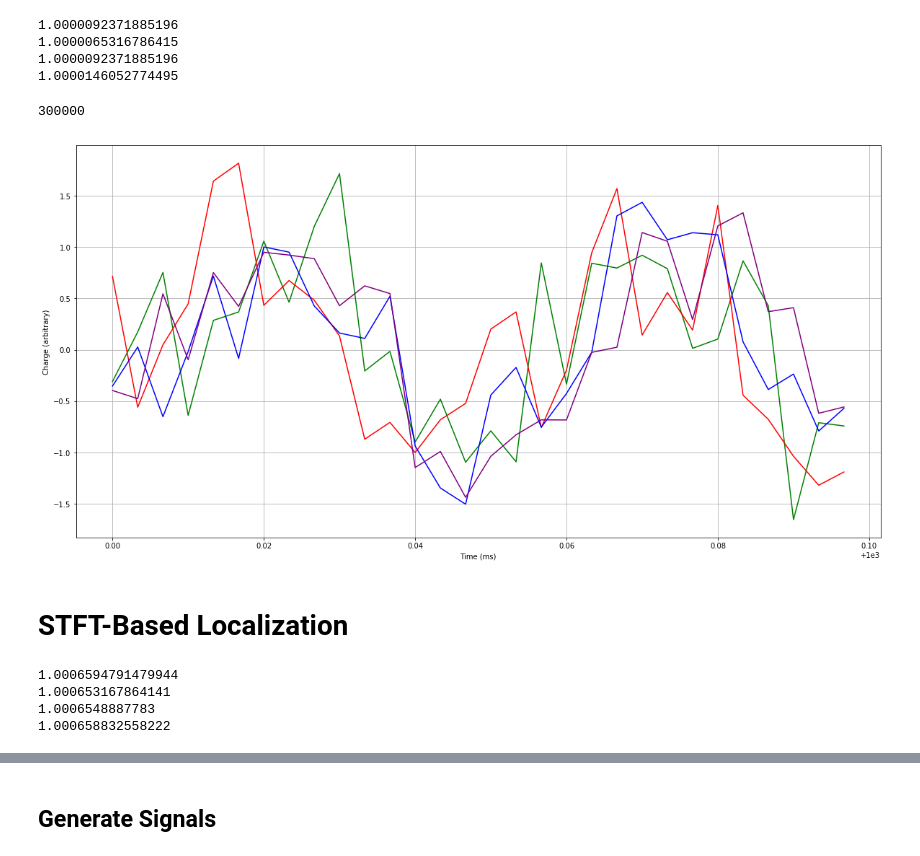
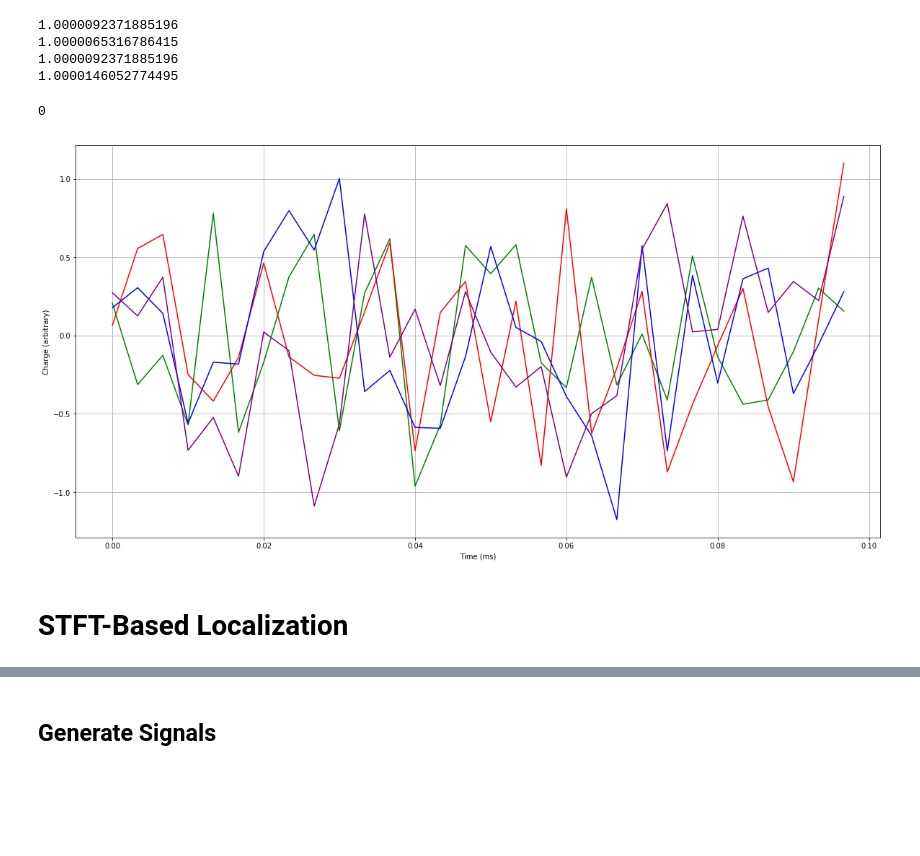
Before and after one commit to MuddSub/Hydrophones, a Jupyter notebook: Process-Hphones.ipynb, the cells around one changed output, grey strips where cells are left out. Drawn from its saved outputs; the diff is of its cells as text; code cells hidden in the pictures; blank space fills up the shorter version.

```diff
--- a/Process-Hphones.ipynb
+++ b/Process-Hphones.ipynb
@@ -58,10 +58,10 @@ times = np.arange(0, read, 1/sr)
 1.0000092371885196
 1.0000146052774495
 # %%
-short_signals = graph_signals(times, signals, timestart=1.00,sr=sr)
+short_signals = graph_signals(times, signals, timestart=0,sr=sr)
 # %% [output]
-300000
+0
-[figure, old version]
+[figure, new version]
 # %% [markdown]
 # STFT-Based Localization
 # %%
@@ -86,29 +87,20 @@ def bandpassFilter1(signal):
     return y
 # %%
-random.seed(1)
-#source = [0,1]
-#source = [-math.sqrt(2),math.sqrt(2)] #m
-#source = [-math.sqrt(2),math.sqrt(2)] #m
-source = [1/2,1/2*math.sqrt(3)] #m
-coords = [[-.01/math.sqrt(2), -.01/math.sqrt(2)], [0, 0], [.01/math.sqrt(2), -.01/math.sqrt(2)], [0, -.01]]
-freq = 40000 #Hz
-sos = 1531 #m/s (MAY NEED TO BE CALIBRATED)
-sr = 300000 #Hz
-read = 1.8 #s
-noise = 0.4 #standard deviation
-time_on = .01 #s --ping duration
-ping_period = 2 #s
-ping_start = 1
-#create an array containing the simulated readings arrays of each sensor
-signals = []
-for i in range(len(coords)):
-    signals.append(Signal.Signal(source, coords[i], freq, sos, sr, read, noise, time_on, ping_period, ping_start).signals)
-times = np.arange(0, read, 1/sr)
+def generateSignals(source, freq, fs = 300000):
+    random.seed(1)
+    coords = [[-.01/math.sqrt(2), -.01/math.sqrt(2)], [0, 0], [.01/math.sqrt(2), -.01/math.sqrt(2)], [0, -.01]]
+    sos = 1531 #m/s (MAY NEED TO BE CALIBRATED)
+    read = 1.8 #s
+    noise = 0.5 #standard deviation
+    time_on = .01 #s --ping duration
+    ping_period = 2 #s
+    ping_start = 1
+    #create an array containing the simulated readings arrays of each sensor
+    signals = []
+    for i in range(len(coords)):
+        signals.append(Signal.Signal(source, coords[i], freq, sos, fs, read, noise, time_on, ping_period, ping_start).signals)
+    times = np.arange(0, read, 1/fs)
+    return signals, times
-# %% [output]
-1.0006594791479944
-1.000653167864141
-1.0006548887783
-1.000658832558222
 # %%
 #TODO: Create better wave-front estimation
 #(Power of signals?)
```
Also changed, not shown: parts of 9 cells of this notebook.
